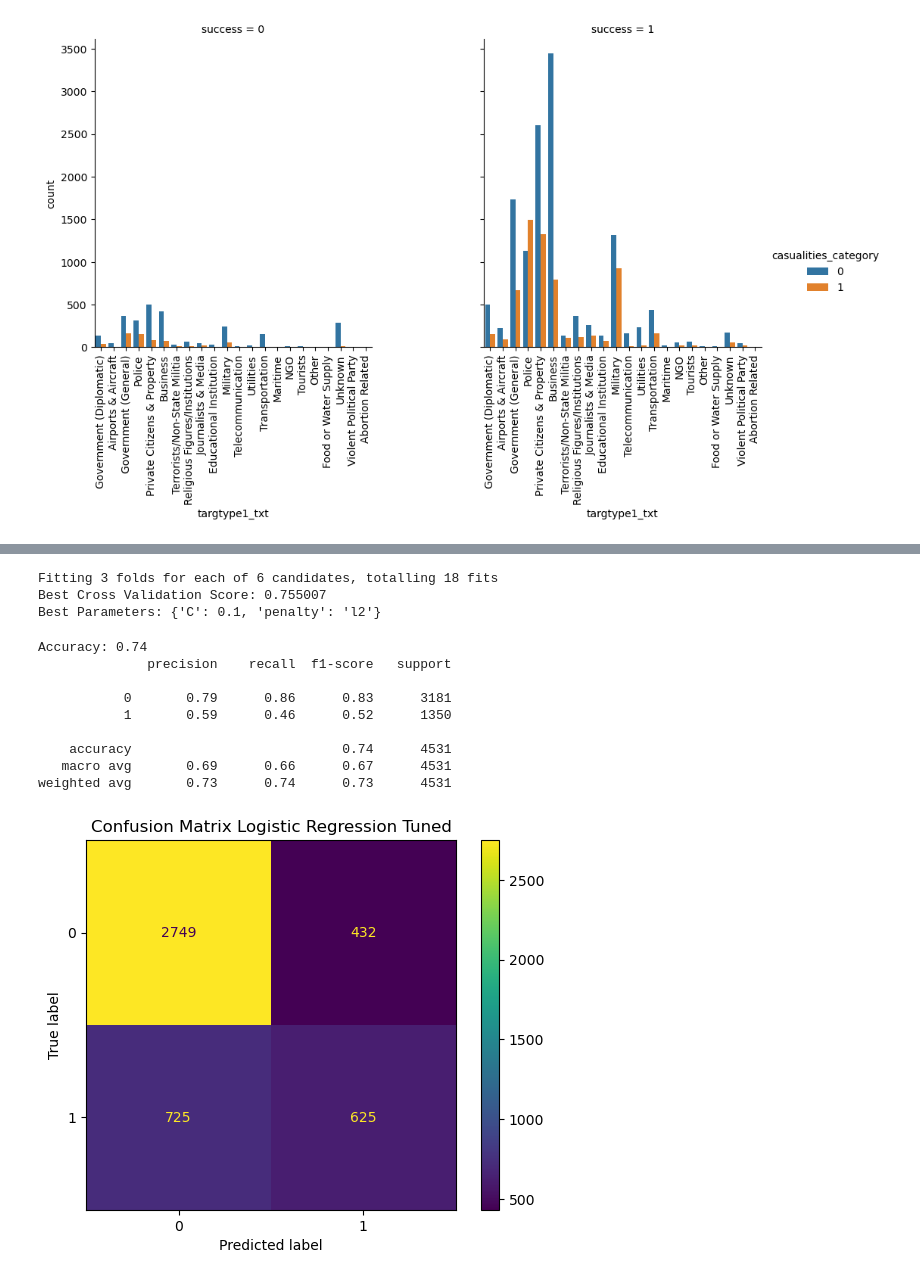
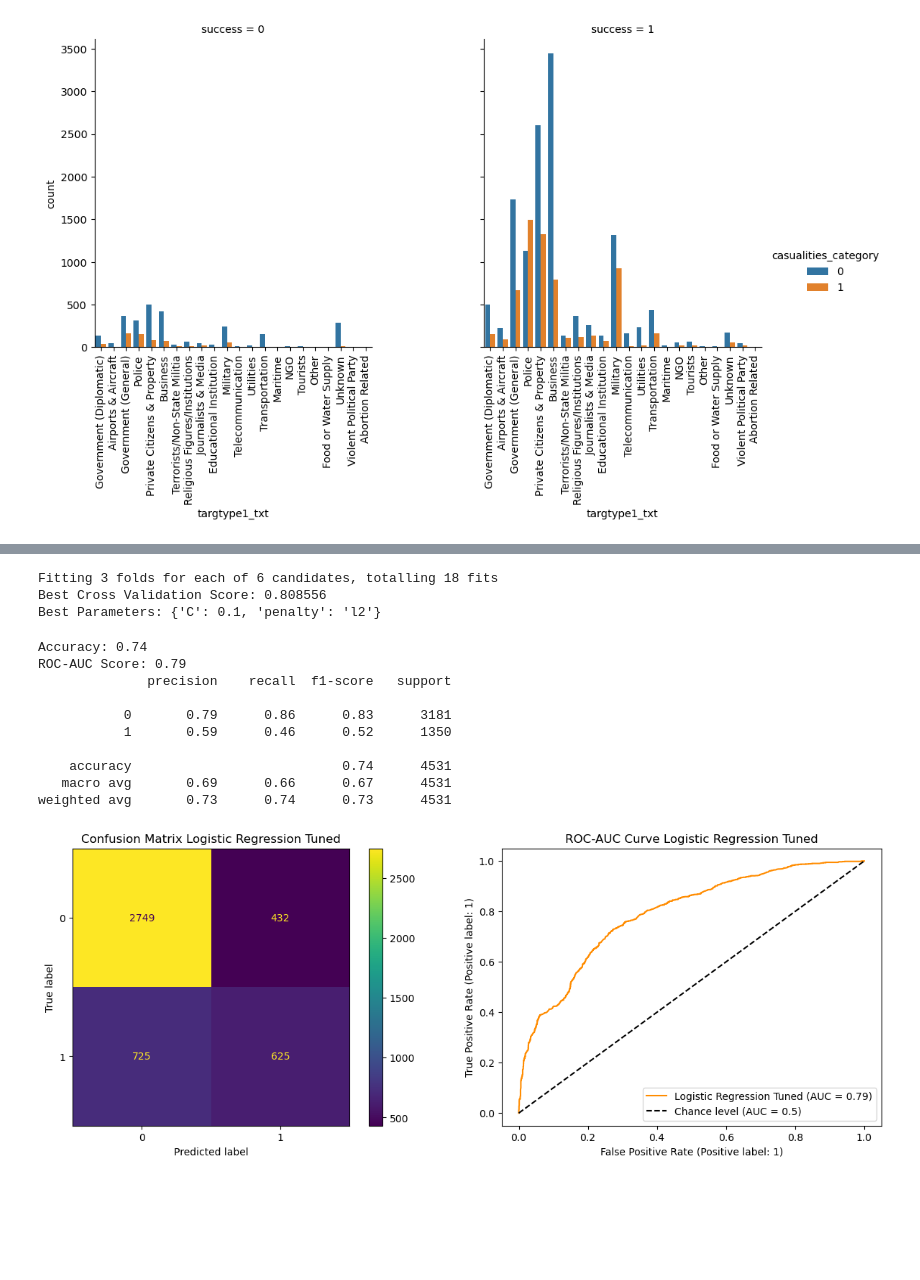
Before and after one commit to Vintrdottir/Terror-Attacks-Europe-Analysis, a Jupyter notebook: Project.ipynb, the cells around one changed output, grey strips where cells are left out. Cells and saved outputs as stored; diff of their text form; code cells hidden in the pictures; blank space fills up the shorter version.

```diff
--- a/Project.ipynb
+++ b/Project.ipynb
@@ -382,6 +396,7 @@ weighted avg       0.73      0.75      0.74      4531
 # %%
 rf = RandomForestClassifier(random_state=0, max_depth=5).fit(X_train, y_train)
 y_pred = rf.predict(X_test)
-results.append(evaluate(y_pred, 'Random Forest'))
+y_pred_proba = rf.predict_proba(X_test)[:, 1]
+results.append(evaluate(y_pred, y_pred_proba, 'Random Forest'))
 # %% [output]
 Accuracy: 0.77
@@ -397,6 +413,7 @@ weighted avg       0.77      0.77      0.73      4531
 # %%
 dt = DecisionTreeClassifier(random_state=0, max_depth=5).fit(X_train, y_train)
 y_pred = dt.predict(X_test)
-results.append(evaluate(y_pred, 'Decision Tree'))
+y_pred_proba = dt.predict_proba(X_test)[:, 1]
+results.append(evaluate(y_pred, y_pred_proba, 'Decision Tree'))
 # %% [output]
 Accuracy: 0.78
@@ -412,6 +430,7 @@ weighted avg       0.77      0.78      0.76      4531
 # %%
 gb = GradientBoostingClassifier(random_state=0).fit(X_train, y_train)
 y_pred = gb.predict(X_test)
-results.append(evaluate(y_pred, 'Gradient Boosting'))
+y_pred_proba = gb.predict_proba(X_test)[:, 1]
+results.append(evaluate(y_pred, y_pred_proba, 'Gradient Boosting'))
 # %% [output]
 Accuracy: 0.79
@@ -437,7 +457,7 @@ res_df
 def fine_tune_model(model, param_grid):
     '''Utility method to find best parameters for given machine learning model and find the best one'''
     # train the model with all the combinations of given parameters
-    grid_search = GridSearchCV(model, param_grid, cv=3, verbose=1)
+    grid_search = GridSearchCV(model, param_grid, cv=3, verbose=1, scoring='roc_auc')
     grid_search.fit(X_train, y_train)
     # get the model with best cross-validation score
     best_model = grid_search.best_estimator_
@@ -454,22 +474,24 @@ lg = LogisticRegression(random_state=0)
 lg_tuned = fine_tune_model(lg, lg_param_grid)
 # %% [output]
 Fitting 3 folds for each of 6 candidates, totalling 18 fits
-Best Cross Validation Score: 0.755007
+Best Cross Validation Score: 0.808556
 Best Parameters: {'C': 0.1, 'penalty': 'l2'}
 # %%
 y_pred = lg_tuned.predict(X_test)
-results.append(evaluate(y_pred, 'Logistic Regression Tuned'))
+y_pred_proba = lg_tuned.predict_proba(X_test)[:, 1]
+results.append(evaluate(y_pred, y_pred_proba, 'Logistic Regression Tuned'))
 # %% [output]
 Accuracy: 0.74
+ROC-AUC Score: 0.79
               precision    recall  f1-score   support
 
            0       0.79      0.86      0.83      3181
            1       0.59      0.46      0.52      1350
 
     accuracy                           0.74      4531
    macro avg       0.69      0.66      0.67      4531
 weighted avg       0.73      0.74      0.73      4531
-[figure, old version]
+[figure, new version]
 # %%
 rf_param_grid = {
     'n_estimators': [100, 200],
```
Also changed, not shown: parts of 14 cells of this notebook.
